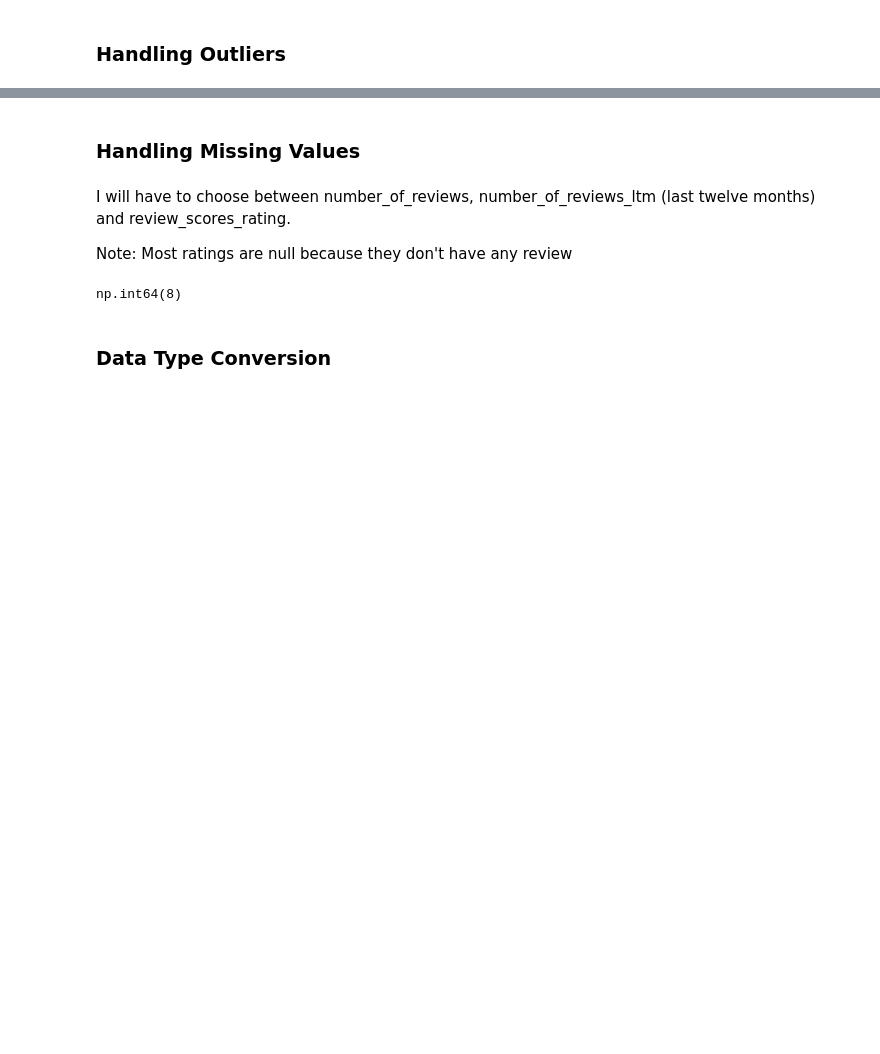
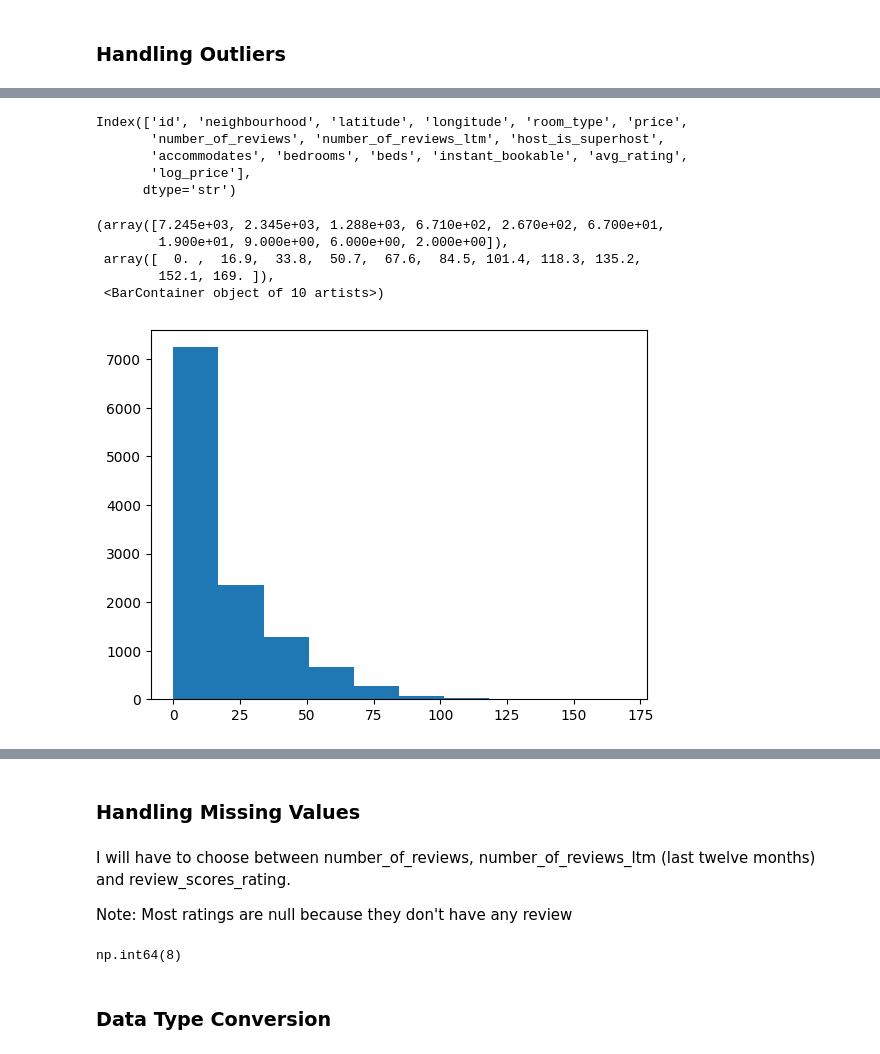
Before and after one commit to EliasSchafer1/Airbnb-Florence, a Jupyter notebook: notebooks/01_preprocessing.ipynb, the cells around one changed output, grey strips where cells are left out. Drawn from its saved outputs; the diff is of its cells as text; code cells hidden in the pictures; blank space fills up the shorter version.

```diff
--- a/notebooks/01_preprocessing.ipynb
+++ b/notebooks/01_preprocessing.ipynb
@@ -147,0 +170,17 @@ df["log_price"].hist(bins=45)
+# %%
+df.columns
+# %% [output]
+Index(['id', 'neighbourhood', 'latitude', 'longitude', 'room_type', 'price',
+       'number_of_reviews', 'number_of_reviews_ltm', 'host_is_superhost',
+       'accommodates', 'bedrooms', 'beds', 'instant_bookable', 'avg_rating',
+       'log_price'],
+      dtype='str')
+# %%
+plt.hist(df["number_of_reviews_ltm"])
+# %% [output]
+(array([7.245e+03, 2.345e+03, 1.288e+03, 6.710e+02, 2.670e+02, 6.700e+01,
+        1.900e+01, 9.000e+00, 6.000e+00, 2.000e+00]),
+ array([  0. ,  16.9,  33.8,  50.7,  67.6,  84.5, 101.4, 118.3, 135.2,
+        152.1, 169. ]),
+ <BarContainer object of 10 artists>)
+[figure, added]
```
Also changed, not shown: parts of 13 cells of this notebook, 1 other file.
